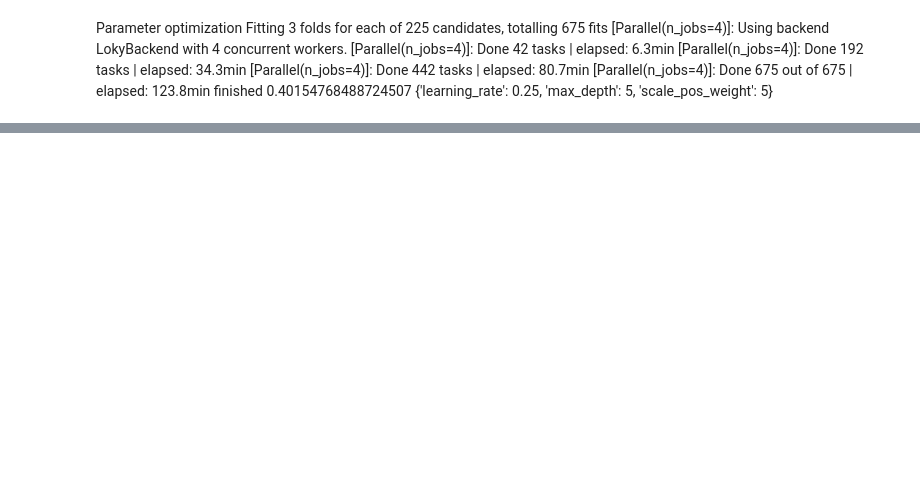
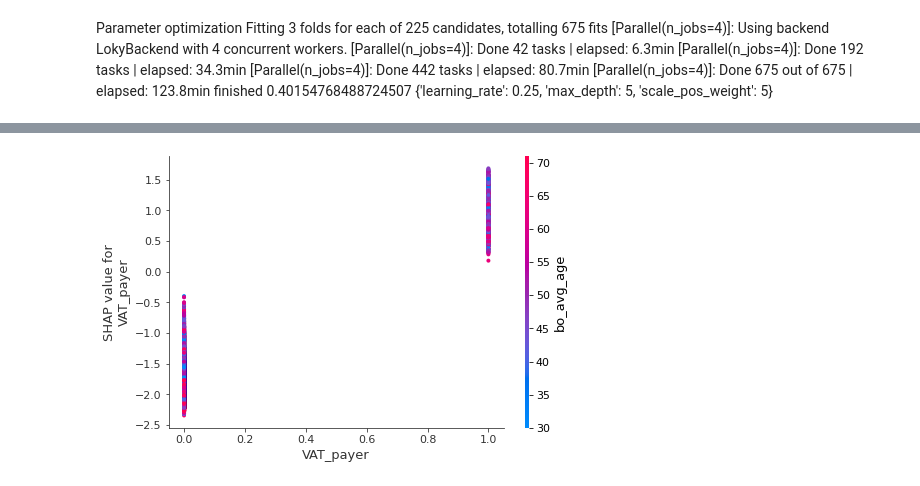
Before and after one commit to mindforceai/tools, a Jupyter notebook: data_analysis_w_xgboost/data_analysis_w_xgboost.ipynb, the cells around one changed output, grey strips where cells are left out. Drawn from its saved outputs; the diff is of its cells as text; code cells hidden in the pictures; blank space fills up the shorter version.

```diff
--- a/data_analysis_w_xgboost/data_analysis_w_xgboost.ipynb
+++ b/data_analysis_w_xgboost/data_analysis_w_xgboost.ipynb
@@ -148,0 +208,6 @@ xgb.plot_importance(moto_model, max_num_features=10, importance_type='weight')
+# %%
+# shap.dependence_plot("VAT_payer", shap_values, x, interaction_index="org_age")
+# shap.dependence_plot("bo_avg_age", shap_values, x,interaction_index='emp_category_code')
+shap.dependence_plot("VAT_payer", shap_values, x, interaction_index='bo_avg_age')
+# %% [output]
+[figure, added]
```
Also changed, not shown: parts of 16 cells of this notebook.
